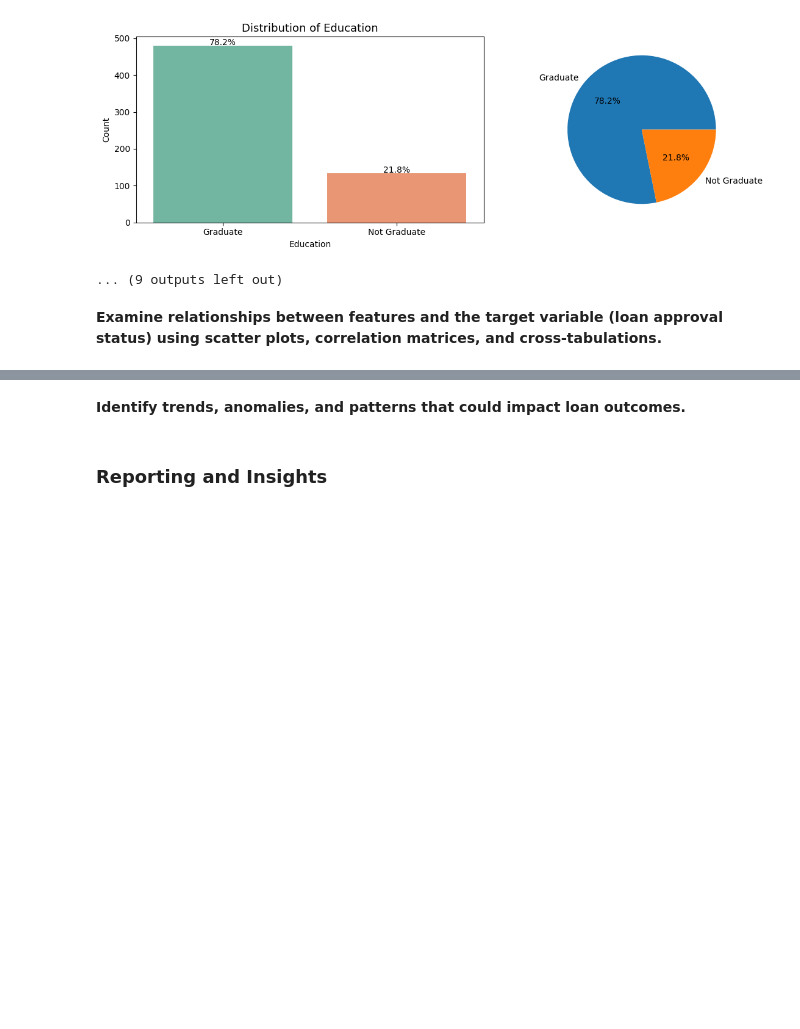
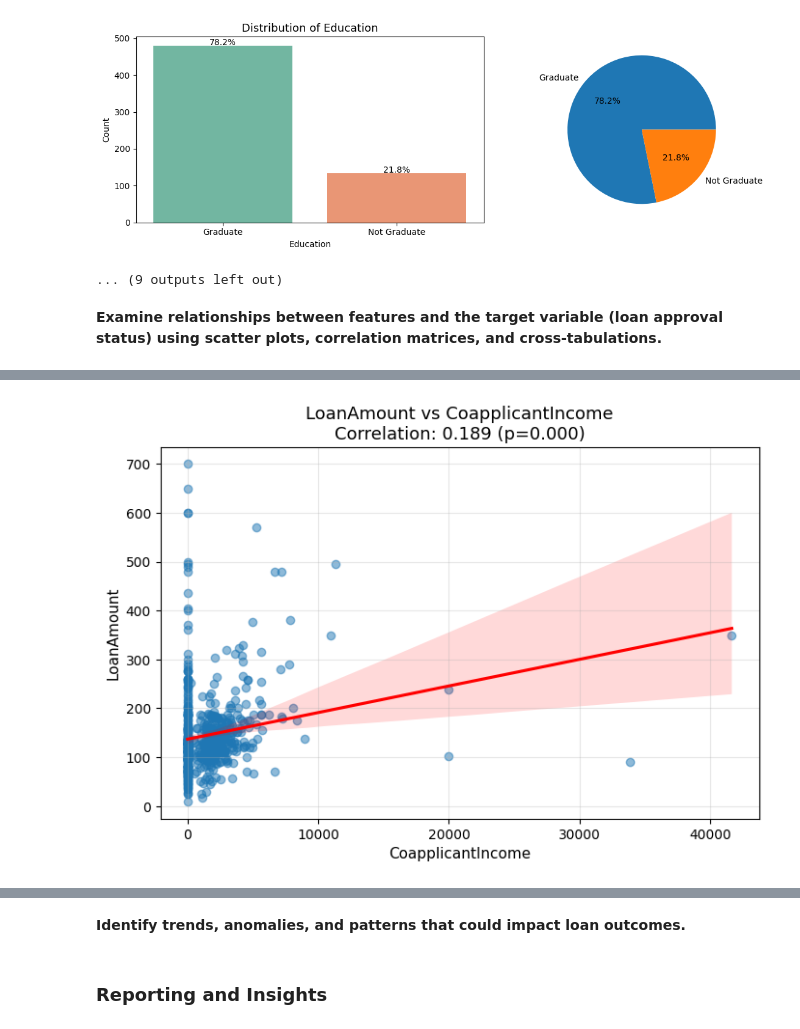
Before and after one commit to Olajcodes/abioye_olajide_tasks, a Jupyter notebook: week_eleven/task25/task25.ipynb, the cells around one changed output, grey strips where cells are left out. Cells and saved outputs as stored; diff of their text form; code cells hidden in the pictures; blank space fills up the shorter version.

```diff
--- a/week_eleven/task25/task25.ipynb
+++ b/week_eleven/task25/task25.ipynb
@@ -506,0 +622,4 @@ Passing `palette` without assigning `hue` is deprecated and will be removed in v
+# %%
+numeric_bivariate_plot(data, "CoapplicantIncome", "LoanAmount")
+# %% [output]
+[figure, added]
```
Also changed, not shown: parts of 12 cells of this notebook, 2 other files.
